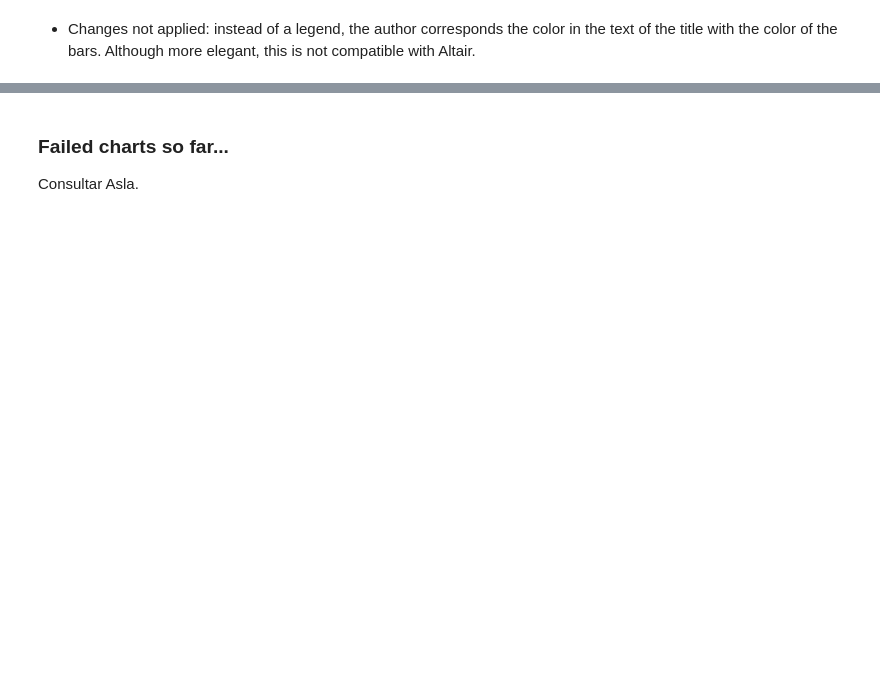
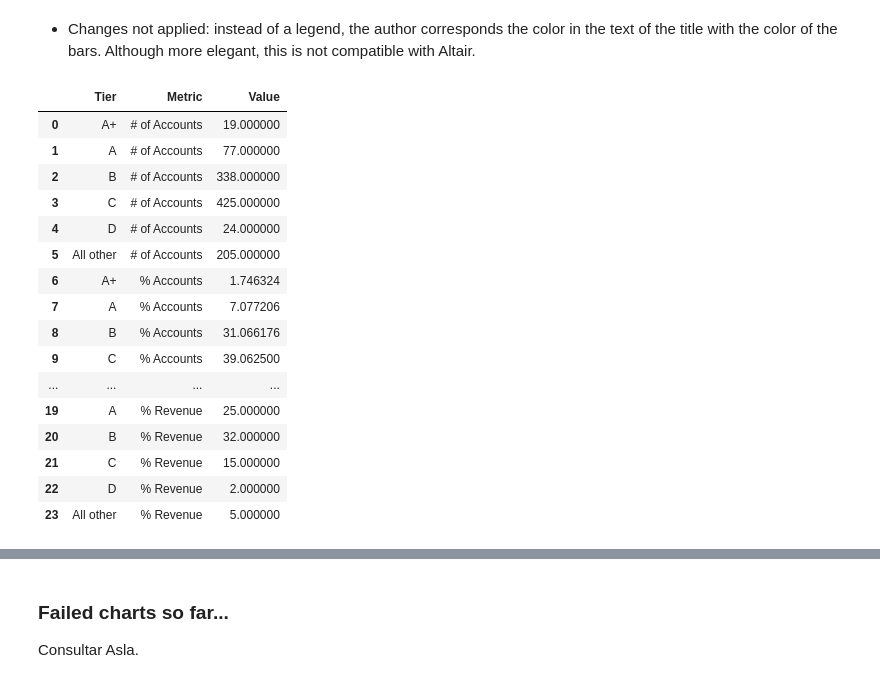
Before and after one commit to maisafraiz/storytelling_with_altair, a Jupyter notebook: Notebooks/Chapter 2/Exercise 1.ipynb, the cells around one changed output, grey strips where cells are left out. Drawn from its saved outputs; the diff is of its cells as text; code cells hidden in the pictures; blank space fills up the shorter version.

```diff
--- a/Notebooks/Chapter 2/Exercise 1.ipynb
+++ b/Notebooks/Chapter 2/Exercise 1.ipynb
@@ -335,3 +335,24 @@ alt.Chart(table_charts).mark_bar().encode(
 [interactive output not drawn]
 # %% [markdown]
 * Changes not applied: instead of a legend, the author corresponds the color in the text of the title with the color of the bars. Although more elegant, this is not compatible with Altair.
+# %%
+melted_table = pd.melt(table_charts, id_vars = ['Tier'], var_name='Metric', value_name='Value')
+melted_table
+# %% [output]
+|  | Tier | Metric | Value |
+| 0 | A+ | # of Accounts | 19.000000 |
+| 1 | A | # of Accounts | 77.000000 |
+| 2 | B | # of Accounts | 338.000000 |
+| 3 | C | # of Accounts | 425.000000 |
+| 4 | D | # of Accounts | 24.000000 |
+| 5 | All other | # of Accounts | 205.000000 |
+| 6 | A+ | % Accounts | 1.746324 |
+| 7 | A | % Accounts | 7.077206 |
+| 8 | B | % Accounts | 31.066176 |
+| 9 | C | % Accounts | 39.062500 |
+| ... | ... | ... | ... |
+| 19 | A | % Revenue | 25.000000 |
+| 20 | B | % Revenue | 32.000000 |
+| 21 | C | % Revenue | 15.000000 |
+| 22 | D | % Revenue | 2.000000 |
+| 23 | All other | % Revenue | 5.000000 |
```
Also changed, not shown: parts of 10 cells of this notebook.
